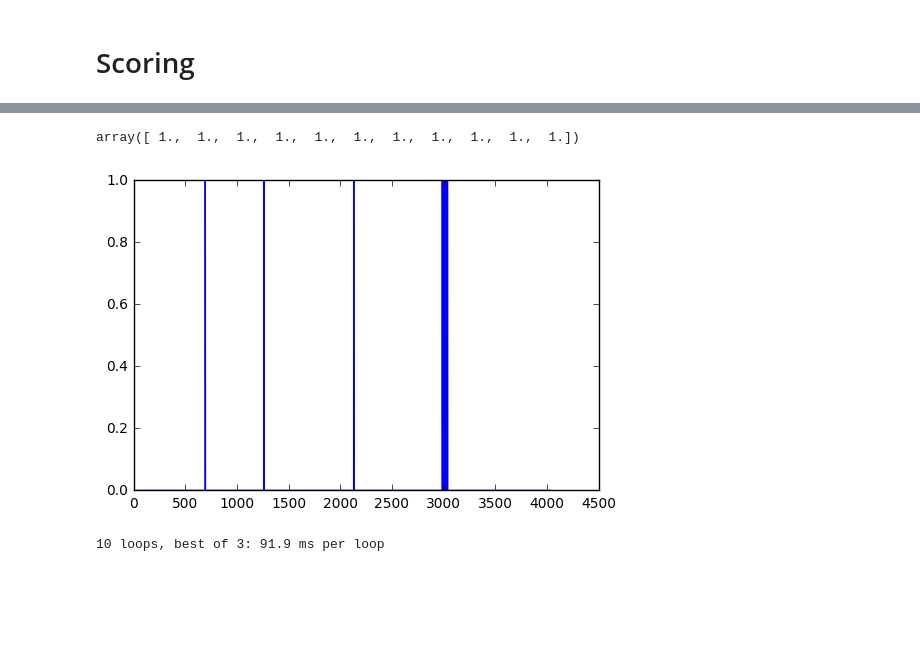
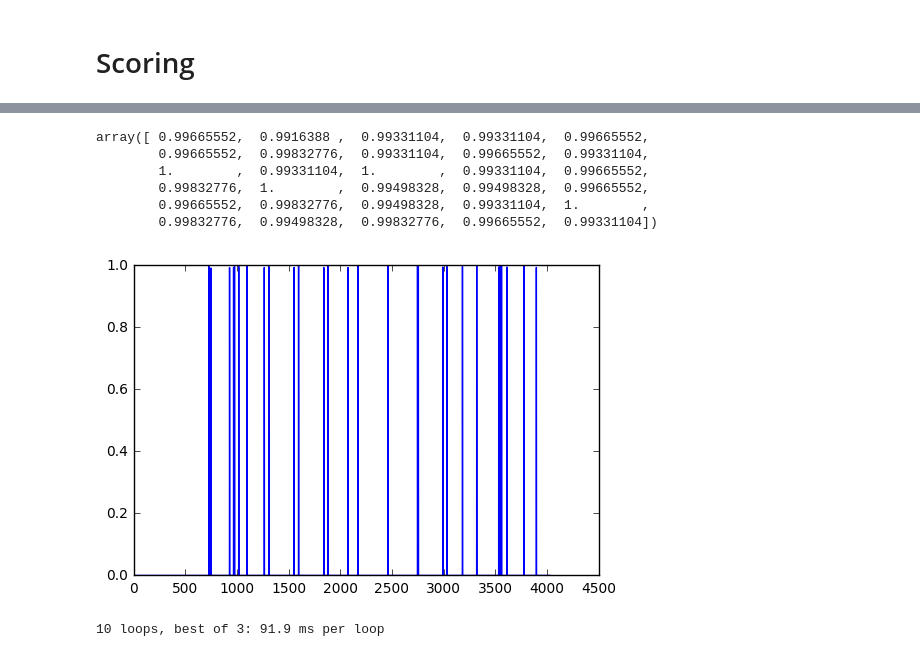
Before and after one commit to ishvlad/Conformal-Anomaly-Detection, a Jupyter notebook: experiments/ipython_notebooks/main_book.ipynb, the cells around one changed output, grey strips where cells are left out. Drawn from its saved outputs; the diff is of its cells as text; code cells hidden in the pictures; blank space fills up the shorter version.

```diff
--- a/experiments/ipython_notebooks/main_book.ipynb
+++ b/experiments/ipython_notebooks/main_book.ipynb
@@ -254,7 +240,7 @@ def game(path,i,pr=None):
     for i,x in enumerate(df.values):
 
         anomalyScore.append(detector.handleRecord({'value':x[1]}))
-        if i % 100 == 0:
+        if i % 500 == 0:
 #         if (i % 100 == 0 and i < pr) or (i % 10 and i > pr):
             print('Complete', i, 'records')
     print("--- %s seconds ---" % (time.time() - start_time))
@@ -313,10 +306,15 @@ Complete 1400 records
 # %%
-border = 0.9995
+border = 0.99
 plt.plot([x[0] if x[0] > border else 0 for x in res[0]])
 np.array(res[0])[np.array(res[0]) > border]
 # %% [output]
-array([ 1.,  1.,  1.,  1.,  1.,  1.,  1.,  1.,  1.,  1.,  1.])
+array([ 0.99665552,  0.9916388 ,  0.99331104,  0.99331104,  0.99665552,
+        0.99665552,  0.99832776,  0.99331104,  0.99665552,  0.99331104,
+        1.        ,  0.99331104,  1.        ,  0.99331104,  0.99665552,
+        0.99832776,  1.        ,  0.99498328,  0.99498328,  0.99665552,
+        0.99665552,  0.99832776,  0.99498328,  0.99331104,  1.        ,
+        0.99832776,  0.99498328,  0.99832776,  0.99665552,  0.99331104])
-[figure, old version]
+[figure, new version]
 # %%
 # path = 'realKnownCause/'
 # files = [f for f in listdir(root+path) if not f.startswith('.')]
```
Also changed, not shown: parts of 2 cells of this notebook, 3 other files.
